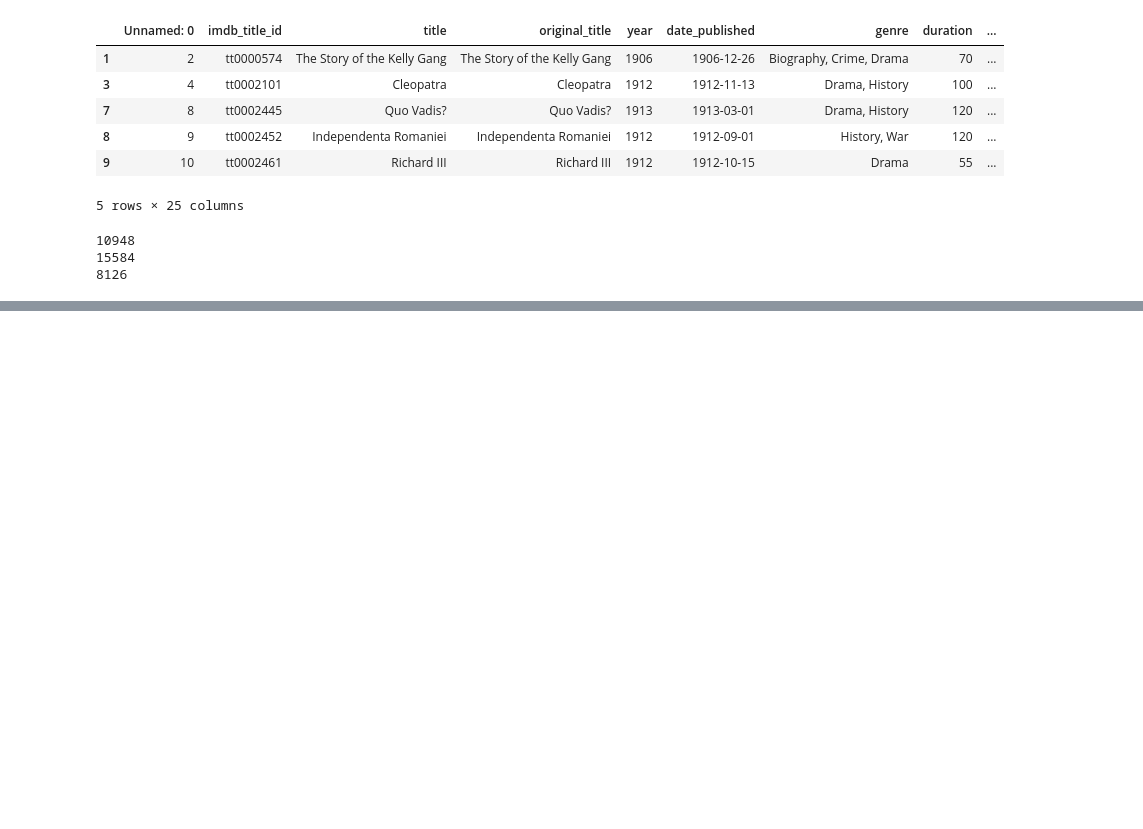
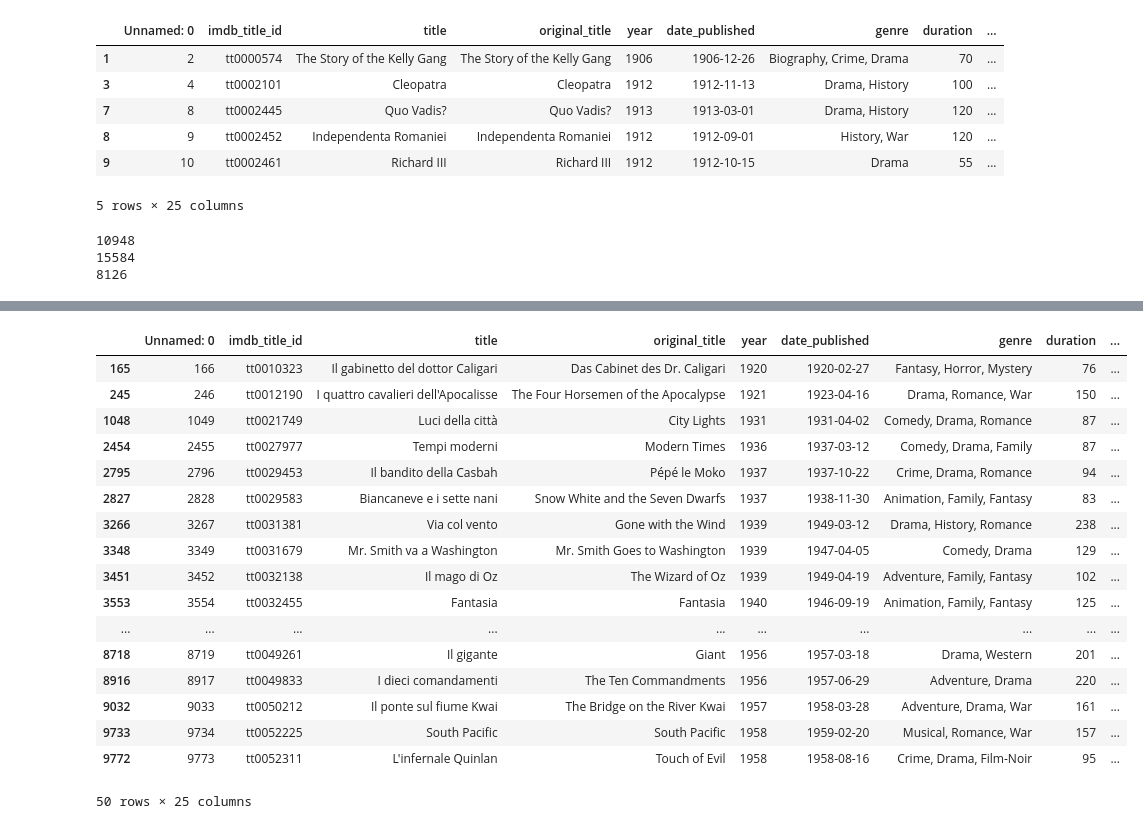
Before and after one commit to smjohnson26/Movie_R_Project, a Jupyter notebook: DataClean.ipynb, the cells around one changed output, grey strips where cells are left out. Saved outputs shown, nothing was run; the diff lists cells and outputs as text; code cells hidden in the pictures; blank space fills up the shorter version.

```diff
--- a/DataClean.ipynb
+++ b/DataClean.ipynb
@@ -36,3 +66,24 @@ print(len(usamovies))
+# %%
+usamovies3.head(50)
+# %% [output]
+|  | Unnamed: 0 | imdb_title_id | title | original_title | year | date_published | genre | duration | ... |
+| 165 | 166 | tt0010323 | Il gabinetto del dottor Caligari | Das Cabinet des Dr. Caligari | 1920 | 1920-02-27 | Fantasy, Horror, Mystery | 76 | ... |
+| 245 | 246 | tt0012190 | I quattro cavalieri dell'Apocalisse | The Four Horsemen of the Apocalypse | 1921 | 1923-04-16 | Drama, Romance, War | 150 | ... |
+| 1048 | 1049 | tt0021749 | Luci della città | City Lights | 1931 | 1931-04-02 | Comedy, Drama, Romance | 87 | ... |
+| 2454 | 2455 | tt0027977 | Tempi moderni | Modern Times | 1936 | 1937-03-12 | Comedy, Drama, Family | 87 | ... |
+| 2795 | 2796 | tt0029453 | Il bandito della Casbah | Pépé le Moko | 1937 | 1937-10-22 | Crime, Drama, Romance | 94 | ... |
+| 2827 | 2828 | tt0029583 | Biancaneve e i sette nani | Snow White and the Seven Dwarfs | 1937 | 1938-11-30 | Animation, Family, Fantasy | 83 | ... |
+| 3266 | 3267 | tt0031381 | Via col vento | Gone with the Wind | 1939 | 1949-03-12 | Drama, History, Romance | 238 | ... |
+| 3348 | 3349 | tt0031679 | Mr. Smith va a Washington | Mr. Smith Goes to Washington | 1939 | 1947-04-05 | Comedy, Drama | 129 | ... |
+| 3451 | 3452 | tt0032138 | Il mago di Oz | The Wizard of Oz | 1939 | 1949-04-19 | Adventure, Family, Fantasy | 102 | ... |
+| 3553 | 3554 | tt0032455 | Fantasia | Fantasia | 1940 | 1946-09-19 | Animation, Family, Fantasy | 125 | ... |
+| ... | ... | ... | ... | ... | ... | ... | ... | ... | ... |
+| 8718 | 8719 | tt0049261 | Il gigante | Giant | 1956 | 1957-03-18 | Drama, Western | 201 | ... |
+| 8916 | 8917 | tt0049833 | I dieci comandamenti | The Ten Commandments | 1956 | 1957-06-29 | Adventure, Drama | 220 | ... |
+| 9032 | 9033 | tt0050212 | Il ponte sul fiume Kwai | The Bridge on the River Kwai | 1957 | 1958-03-28 | Adventure, Drama, War | 161 | ... |
+| 9733 | 9734 | tt0052225 | South Pacific | South Pacific | 1958 | 1959-02-20 | Musical, Romance, War | 157 | ... |
+| 9772 | 9773 | tt0052311 | L'infernale Quinlan | Touch of Evil | 1958 | 1958-08-16 | Crime, Drama, Film-Noir | 95 | ... |
+50 rows × 25 columns
 # %%
 #possible way to merge but will have to go line by line
 NYUSCounties=pd.read_csv('https://raw.githubusercontent.com/nytimes/covid-19-data/master/us-counties.csv')
```
Also changed, not shown: parts of 2 cells of this notebook.
